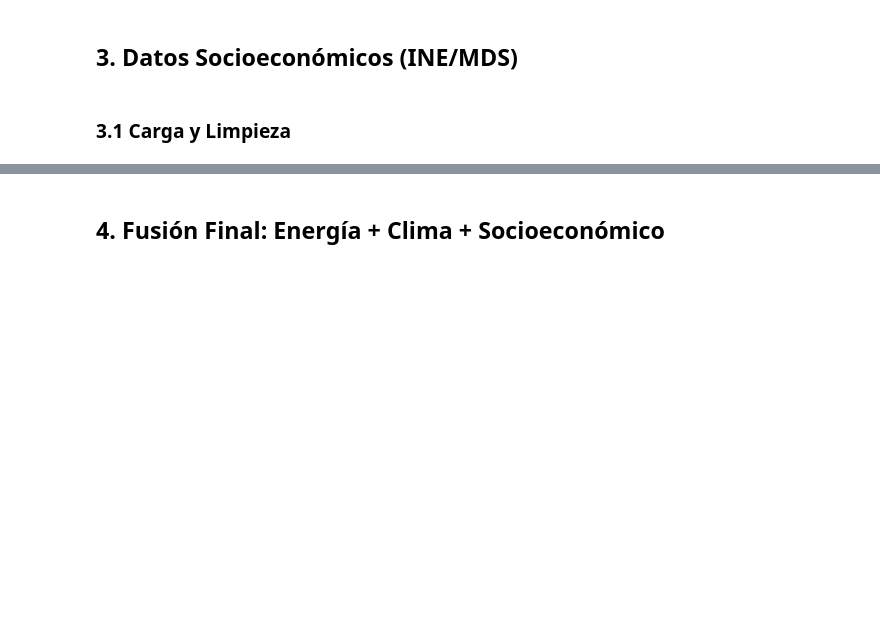
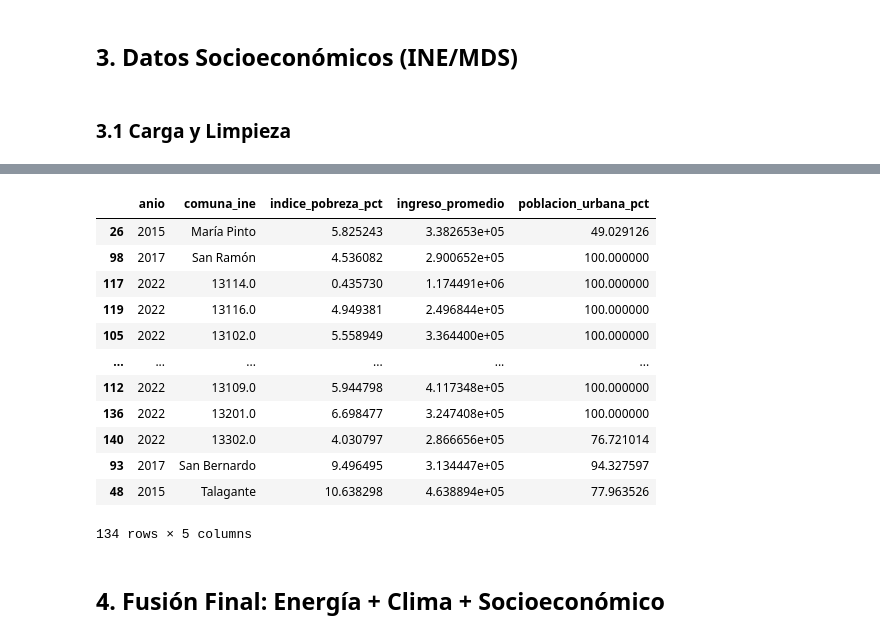
Before and after one commit to vtyphoonic/IMT2200-Proyecto, a Jupyter notebook: notebooks/Limpieza_y_EDA.ipynb, the cells around one changed output, grey strips where cells are left out. Saved outputs shown, nothing was run; the diff lists cells and outputs as text; code cells hidden in the pictures; blank space fills up the shorter version.

```diff
--- a/notebooks/Limpieza_y_EDA.ipynb
+++ b/notebooks/Limpieza_y_EDA.ipynb
@@ -359,3 +420,19 @@ Ocurrió un error al procesar el archivo socioeconómico: Can only use .str acce
+# %%
+df_socio.sample(134)
+# %% [output]
+|  | anio | comuna_ine | indice_pobreza_pct | ingreso_promedio | poblacion_urbana_pct |
+| 26 | 2015 | María Pinto | 5.825243 | 3.382653e+05 | 49.029126 |
+| 98 | 2017 | San Ramón | 4.536082 | 2.900652e+05 | 100.000000 |
+| 117 | 2022 | 13114.0 | 0.435730 | 1.174491e+06 | 100.000000 |
+| 119 | 2022 | 13116.0 | 4.949381 | 2.496844e+05 | 100.000000 |
+| 105 | 2022 | 13102.0 | 5.558949 | 3.364400e+05 | 100.000000 |
+| ... | ... | ... | ... | ... | ... |
+| 112 | 2022 | 13109.0 | 5.944798 | 4.117348e+05 | 100.000000 |
+| 136 | 2022 | 13201.0 | 6.698477 | 3.247408e+05 | 100.000000 |
+| 140 | 2022 | 13302.0 | 4.030797 | 2.866656e+05 | 76.721014 |
+| 93 | 2017 | San Bernardo | 9.496495 | 3.134447e+05 | 94.327597 |
+| 48 | 2015 | Talagante | 10.638298 | 4.638894e+05 | 77.963526 |
+134 rows × 5 columns
 # %% [markdown]
 ## 4. Fusión Final: Energía + Clima + Socioeconómico
 # %%
```
Also changed, not shown: parts of 7 cells of this notebook, 1 other file.
